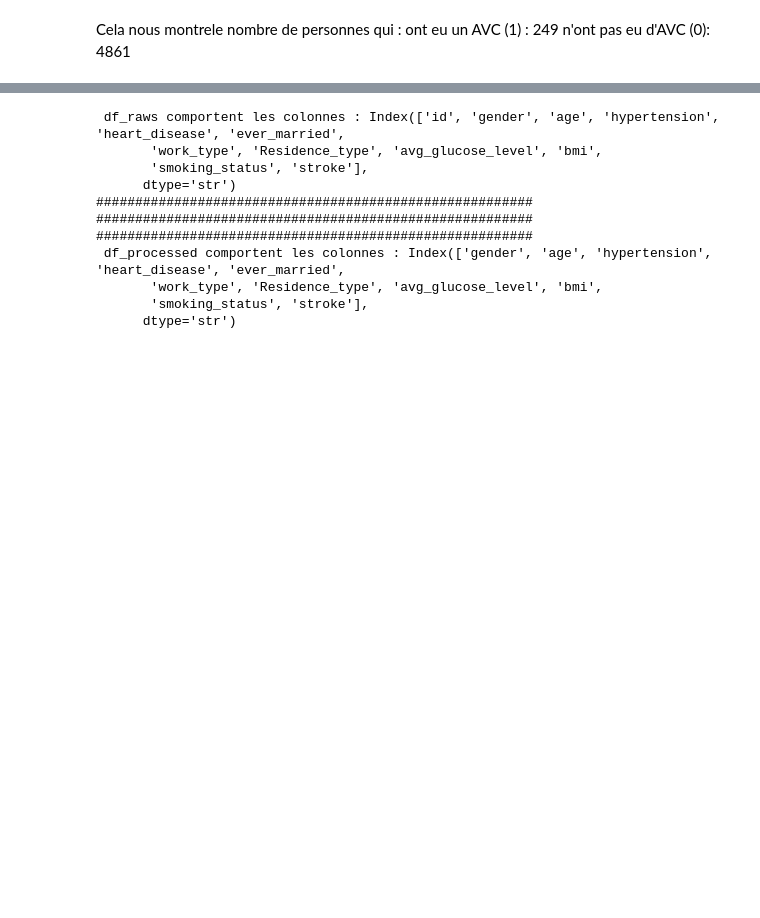
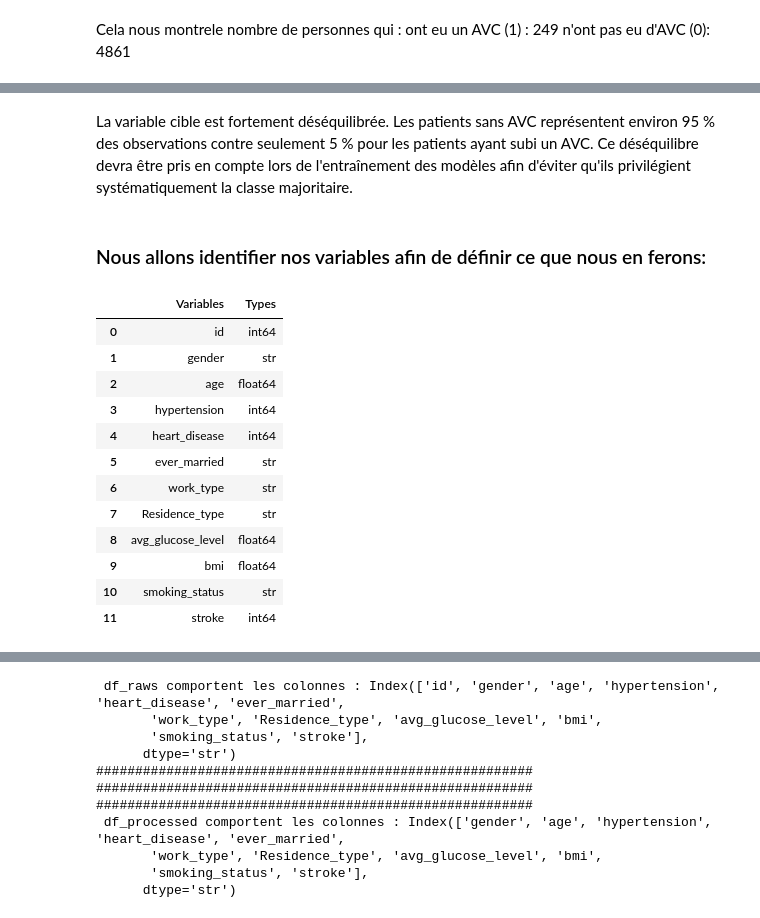
Before and after one commit to Audrey-Djomi/Pr-diction-du-risque-d-AVC-par-Machine-Learning, a Jupyter notebook: notebooks/01_data_exploration.ipynb, the cells around one changed output, grey strips where cells are left out. Cells and saved outputs as stored; diff of their text form; code cells hidden in the pictures; blank space fills up the shorter version.

```diff
--- a/notebooks/01_data_exploration.ipynb
+++ b/notebooks/01_data_exploration.ipynb
@@ -148,0 +194,23 @@ Name: proportion, dtype: float64
+# %% [markdown]
+La variable cible est fortement déséquilibrée. Les patients sans AVC représentent environ 95 % des observations contre seulement 5 % pour les patients ayant subi un AVC. Ce déséquilibre devra être pris en compte lors de l'entraînement des modèles afin d'éviter qu'ils privilégient systématiquement la classe majoritaire.
+# %% [markdown]
+### Nous allons identifier nos variables afin de définir ce que nous en ferons:
+# %%
+variables = pd.DataFrame({"Variables": df_raw.columns,
+              "Types": df_raw.dtypes.values})
+
+variables
+# %% [output]
+|  | Variables | Types |
+| 0 | id | int64 |
+| 1 | gender | str |
+| 2 | age | float64 |
+| 3 | hypertension | int64 |
+| 4 | heart_disease | int64 |
+| 5 | ever_married | str |
+| 6 | work_type | str |
+| 7 | Residence_type | str |
+| 8 | avg_glucose_level | float64 |
+| 9 | bmi | float64 |
+| 10 | smoking_status | str |
+| 11 | stroke | int64 |
```
Also changed, not shown: parts of 11 cells of this notebook, 1 other file.
